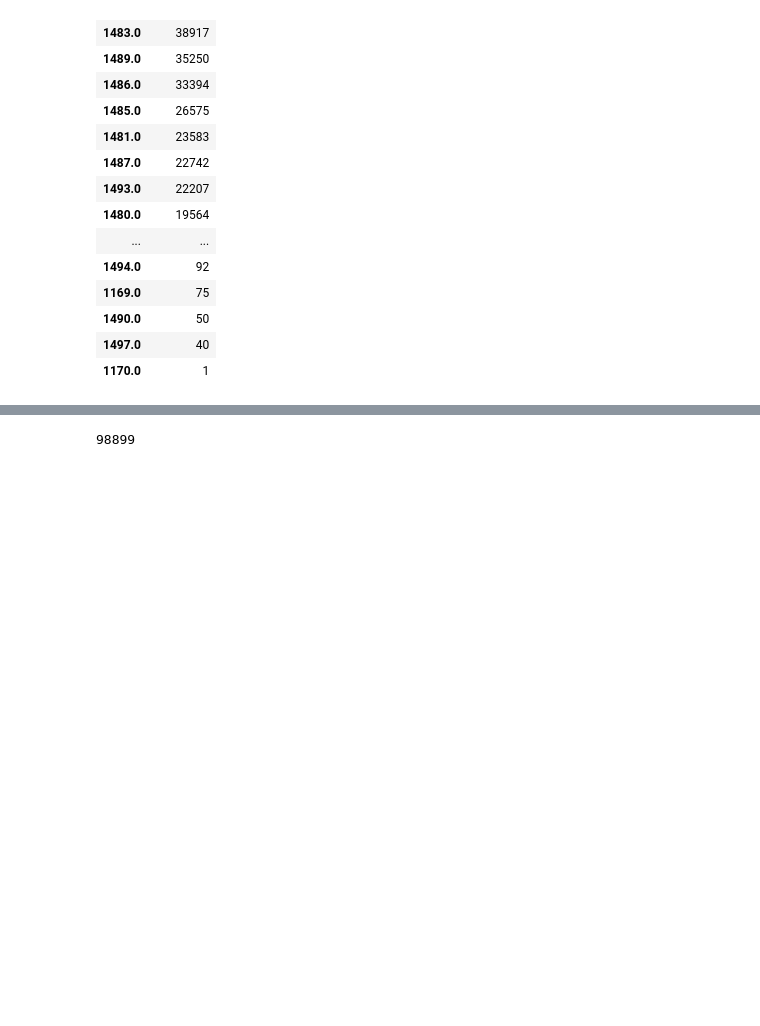
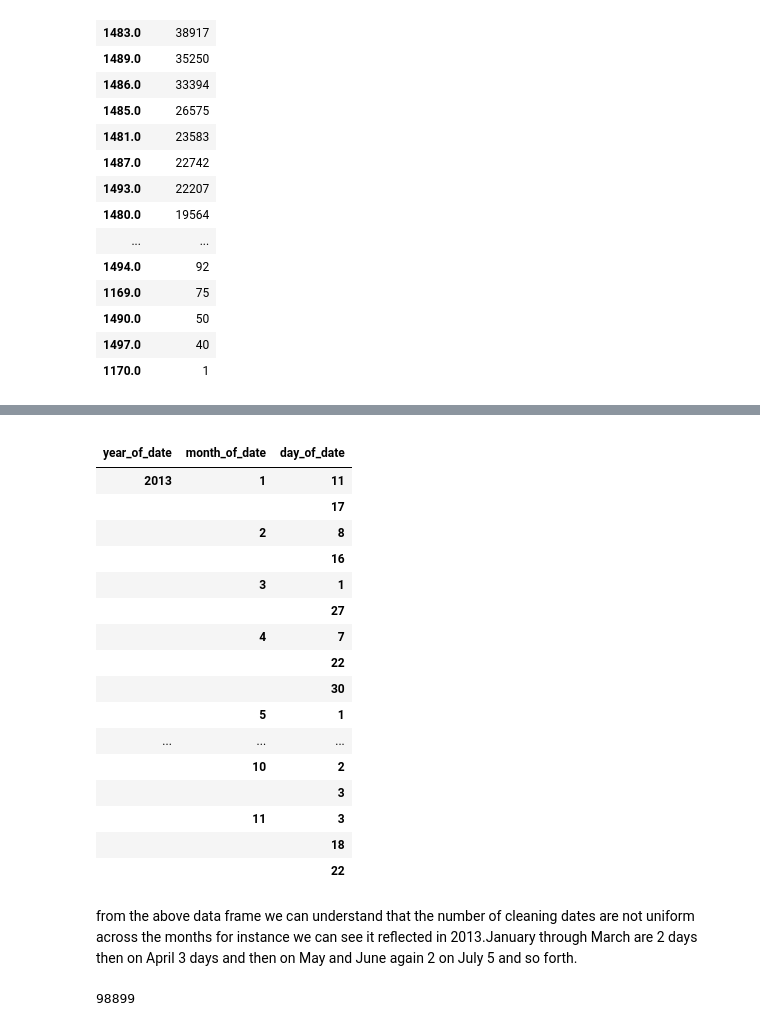
Before and after one commit to AmanuelKG/capstone_2, a Jupyter notebook: capstone_2.ipynb, the cells around one changed output, grey strips where cells are left out. Saved outputs shown, nothing was run; the diff lists cells and outputs as text; code cells hidden in the pictures; blank space fills up the shorter version.

```diff
--- a/capstone_2.ipynb
+++ b/capstone_2.ipynb
@@ -53,3 +97,28 @@ we can observe from the above numbers that the total number of street parking ci
+# %%
+datetime_indexed_data = data[['year_of_date','month_of_date','day_of_date']].set_index(['year_of_date',
+                                                                               'month_of_date','day_of_date'])
+datetime_indexed_data.head(30)
+# %% [output]
+|  |  |  |
+| year_of_date | month_of_date | day_of_date |
+| 2013 | 1 | 11 |
+|  |  | 17 |
+|  | 2 | 8 |
+|  |  | 16 |
+|  | 3 | 1 |
+|  |  | 27 |
+|  | 4 | 7 |
+|  |  | 22 |
+|  |  | 30 |
+|  | 5 | 1 |
+| ... | ... | ... |
+|  | 10 | 2 |
+|  |  | 3 |
+|  | 11 | 3 |
+|  |  | 18 |
+|  |  | 22 |
+# %% [markdown]
+from the above data frame we can understand that the number of cleaning dates are not uniform across the months for instance we can see it reflected in 2013.January through March are 2 days then on April 3 days and then on May and June again 2 on July 5 and so forth.
 # %%
 data['Location'].value_counts().count()
 # %% [output]
```
Also changed, not shown: parts of 24 cells of this notebook.
